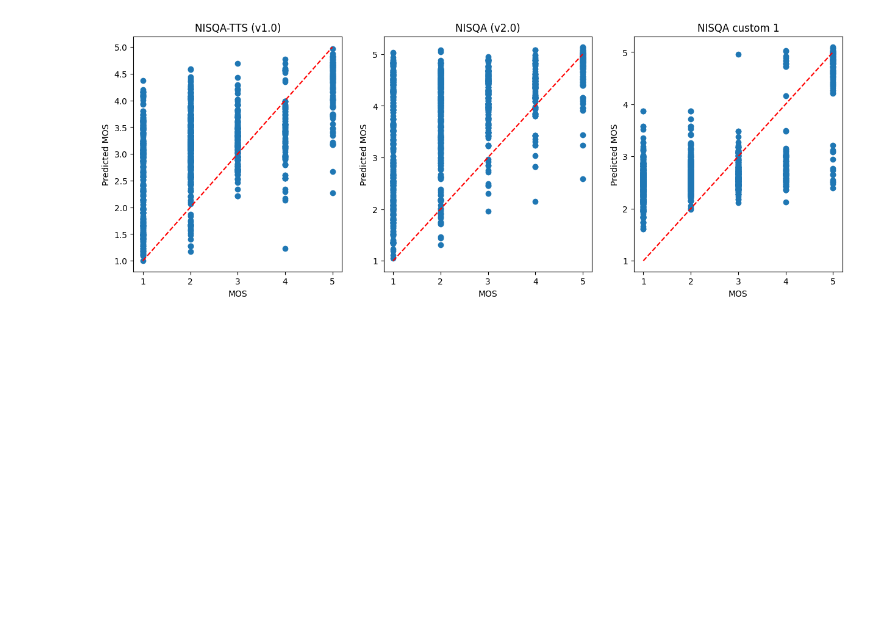
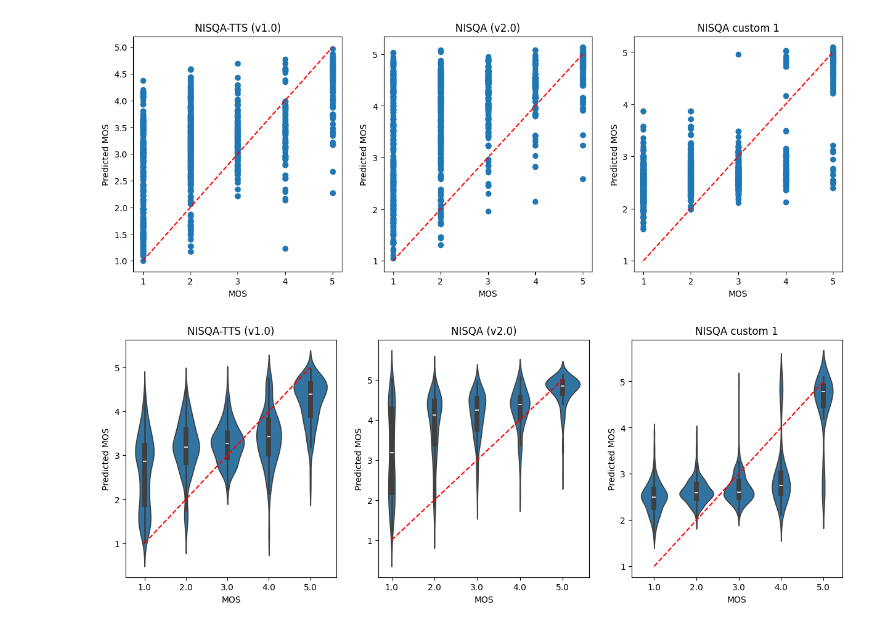
Before and after one commit to asosawelford/tesis, a Jupyter notebook: NISQA_analysis/NISQA_results_no_finetuning_training/model_performance_on_test_set.ipynb, the cells around one changed output. Saved outputs shown, nothing was run; the diff lists cells and outputs as text; code cells hidden in the pictures; blank space fills up the shorter version.

```diff
--- a/NISQA_analysis/NISQA_results_no_finetuning_training/model_performance_on_test_set.ipynb
+++ b/NISQA_analysis/NISQA_results_no_finetuning_training/model_performance_on_test_set.ipynb
@@ -104,3 +103,24 @@ Mean squared error: 1.1360764548677567
 Root mean squared error: 1.065868873205216
 R2 score: 0.3084427652555266
 [figure]
+# %%
+# now, lets plot the same data but with seaborn using a violin plot
+fig, ax = plt.subplots(1, 3, figsize=(15, 5))
+sns.violinplot(x='mos', y='mos_pred', data=NISQA_tts_paired, ax=ax[0])
+ax[0].set_title('NISQA-TTS (v1.0)')
+ax[0].set_xlabel('MOS')
+ax[0].set_ylabel('Predicted MOS')
+ax[0].plot([0, 4], [1, 5], 'r--')
+sns.violinplot(x='mos', y='mos_pred', data=NISQA_2_paired, ax=ax[1])
+ax[1].set_title('NISQA (v2.0)')
+ax[1].set_xlabel('MOS')
+ax[1].set_ylabel('Predicted MOS')
+ax[1].plot([0, 4], [1, 5], 'r--')
+sns.violinplot(x='mos', y='mos_pred', data=NISQA_custom_1_paired, ax=ax[2])
+ax[2].set_title('NISQA custom 1')
+ax[2].set_xlabel('MOS')
+ax[2].set_ylabel('Predicted MOS')
+ax[2].plot([0, 4], [1, 5], 'r--')
+plt.show()
+# %% [output]
+[figure, added]
```
Also changed, not shown: parts of 4 cells of this notebook, 5 other files.
